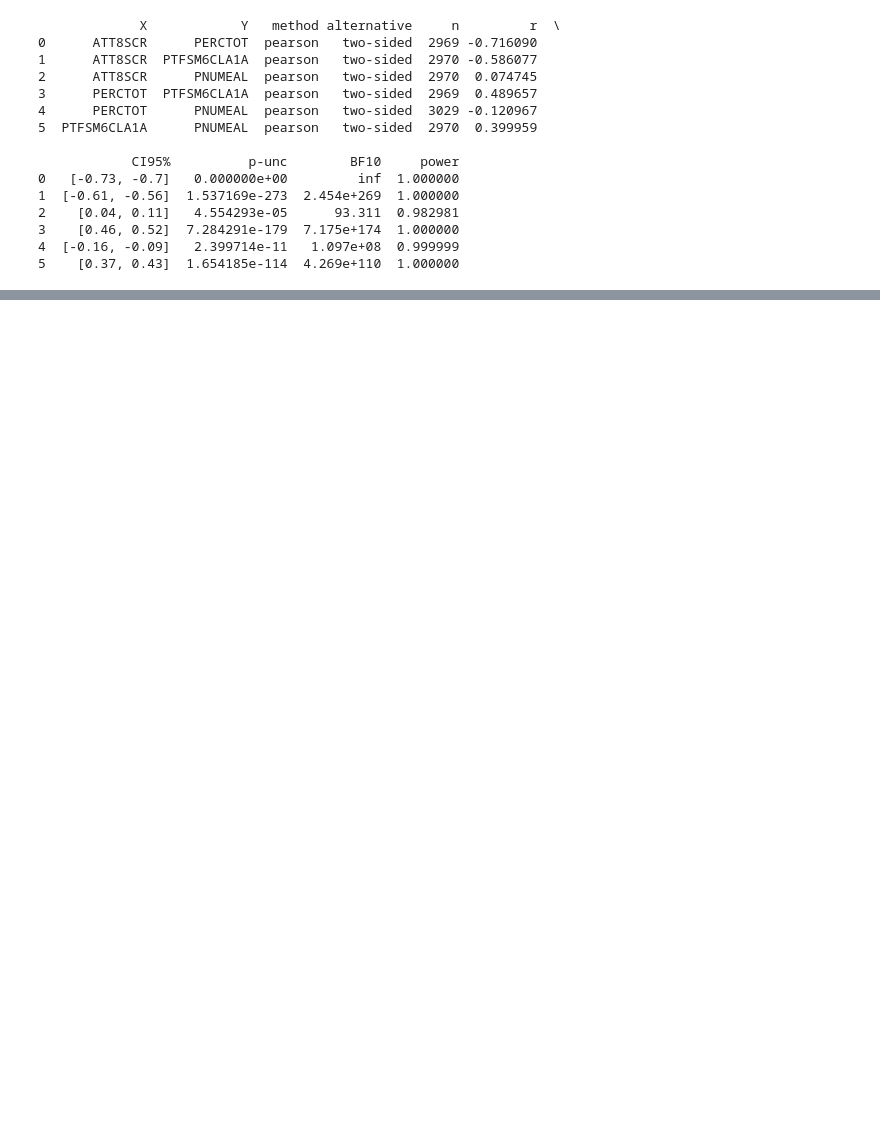
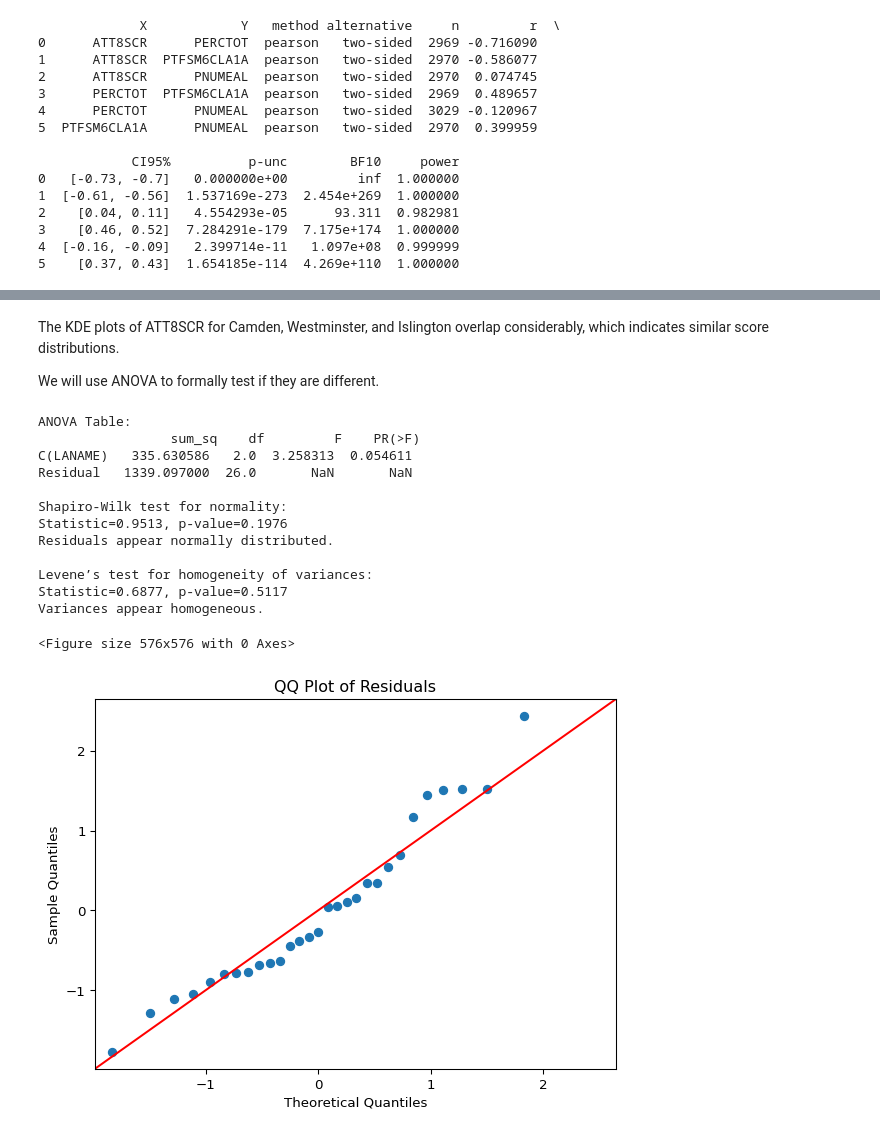
Before and after one commit to huanfachen/QM, a Jupyter notebook: sessions/week5_practical.ipynb, the cells around one changed output, grey strips where cells are left out. Cells and saved outputs as stored; diff of their text form; code cells hidden in the pictures; blank space fills up the shorter version.

```diff
--- a/sessions/week5_practical.ipynb
+++ b/sessions/week5_practical.ipynb
@@ -367,0 +398,60 @@ print(corr_results)
+# %% [markdown]
+The KDE plots of ATT8SCR for Camden, Westminster, and Islington overlap
+considerably, which indicates similar score distributions.
+
+We will use ANOVA to formally test if they are different.
+# %%
+# ---------------------
+# Fit ANOVA model
+# ---------------------
+model = ols('ATT8SCR ~ C(LANAME)', data=df_filtered).fit()
+anova_table = sm.stats.anova_lm(model, typ=2)
+print("ANOVA Table:\n", anova_table, "\n")
+
+# ---------------------
+# Assumption Tests
+# ---------------------
+# Normality test – Shapiro-Wilk
+shapiro_test = stats.shapiro(model.resid)
+print("Shapiro-Wilk test for normality:")
+print(f"Statistic={shapiro_test.statistic:.4f}, p-value={shapiro_test.pvalue:.4f}")
+if shapiro_test.pvalue > 0.05:
+    print("Residuals appear normally distributed.\n")
+else:
+    print("Residuals may not be normally distributed.\n")
+
+# Homogeneity of variances – Levene's test
+levene_test = stats.levene(
+    df_filtered[df_filtered['LANAME'] == 'Camden']['ATT8SCR'],
+    df_filtered[df_filtered['LANAME'] == 'Westminster']['ATT8SCR'],
+    df_filtered[df_filtered['LANAME'] == 'Islington']['ATT8SCR']
+)
+print("Levene’s test for homogeneity of variances:")
+print(f"Statistic={levene_test.statistic:.4f}, p-value={levene_test.pvalue:.4f}")
+if levene_test.pvalue > 0.05:
+    print("Variances appear homogeneous.\n")
+else:
+    print("Variances may not be homogeneous.\n")
+
+
+# Visualization
+# QQ plot of residuals
+plt.figure(figsize=(6, 6))
+sm.qqplot(model.resid, line='45', fit=True)
+plt.title('QQ Plot of Residuals')
+plt.show()
+# %% [output]
+ANOVA Table:
+                 sum_sq    df         F    PR(>F)
+C(LANAME)   335.630586   2.0  3.258313  0.054611
+Residual   1339.097000  26.0       NaN       NaN
+
+Shapiro-Wilk test for normality:
+Statistic=0.9513, p-value=0.1976
+Residuals appear normally distributed.
+
+Levene’s test for homogeneity of variances:
+Statistic=0.6877, p-value=0.5117
+Variances appear homogeneous.
+<Figure size 576x576 with 0 Axes>
+[figure, added]
```
Also changed, not shown: parts of 10 cells of this notebook, 34 other files.
